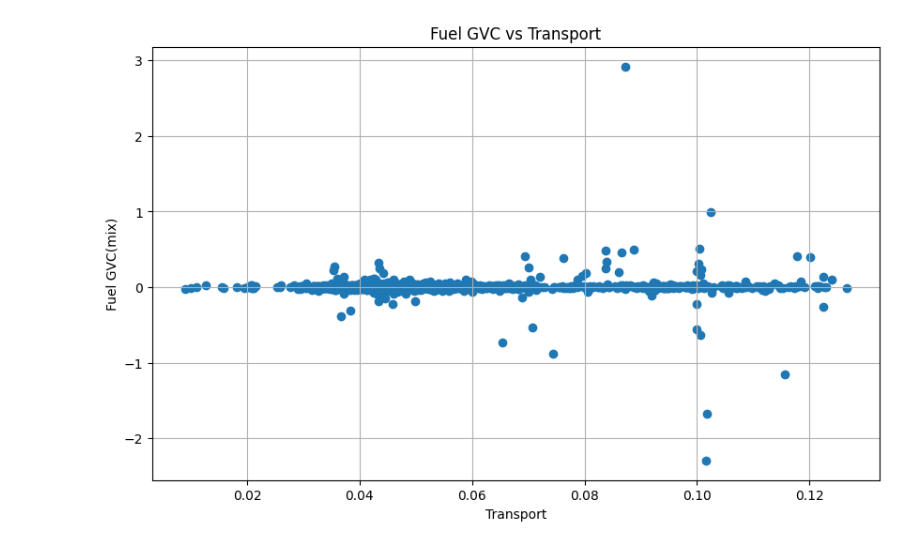
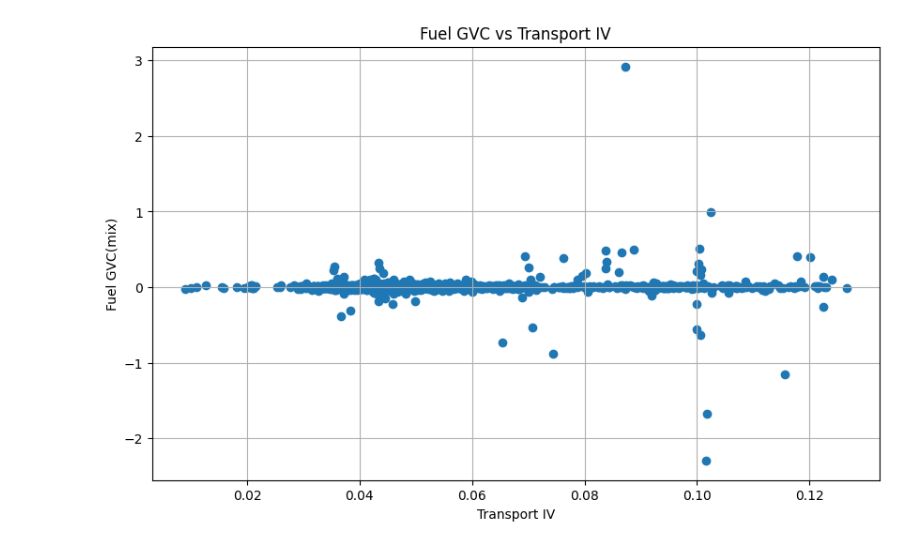
Before and after one commit to wanranzhao/ECMA31320-project, a Jupyter notebook: code/Plots/plot.ipynb, the cells around one changed output. Saved outputs shown, nothing was run; the diff lists cells and outputs as text; code cells hidden in the pictures.

```diff
--- a/code/Plots/plot.ipynb
+++ b/code/Plots/plot.ipynb
@@ -18,14 +22,14 @@ plt.show()
 # %%
 # Read the CSV data
 df = pd.read_csv('../../data/gvcomix_data.csv')
 
 # Plot the data
 plt.figure(figsize=(10, 6))
 plt.scatter(df['trans_outp_p'], df['s6'])
-plt.xlabel('Transport')
+plt.xlabel('Transport IV')
 plt.ylabel('Fuel GVC(mix)')
-plt.title('Fuel GVC vs Transport')
+plt.title('Fuel GVC vs Transport IV')
 plt.grid(True)
 plt.show()
 # %% [output]
-[figure, old version]
+[figure, new version]
```
Also changed, not shown: parts of 11 cells of this notebook.
